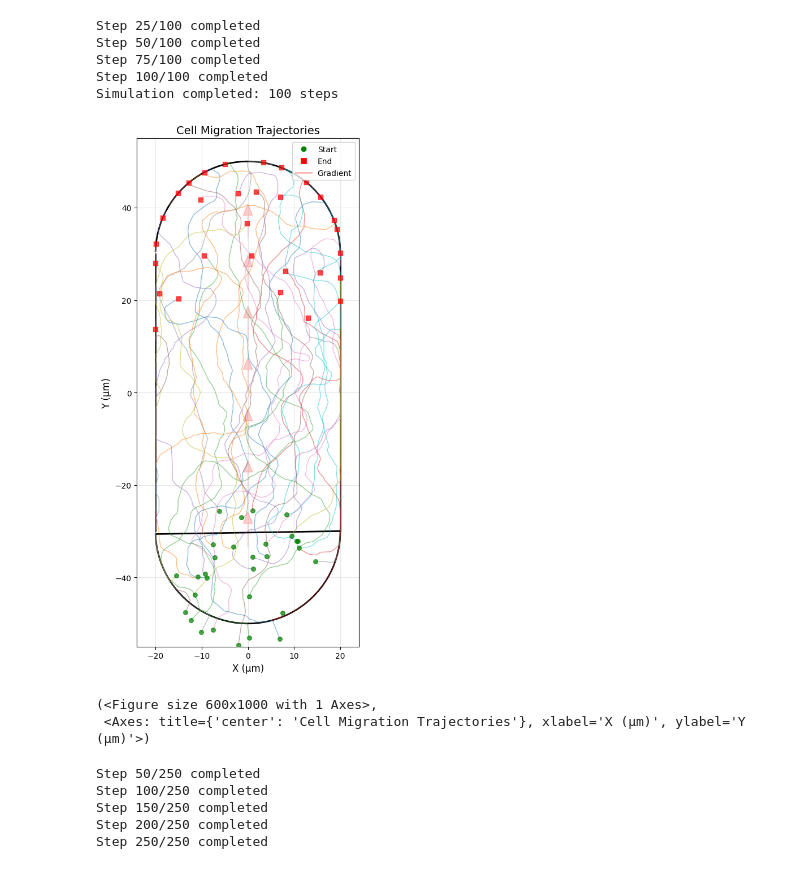
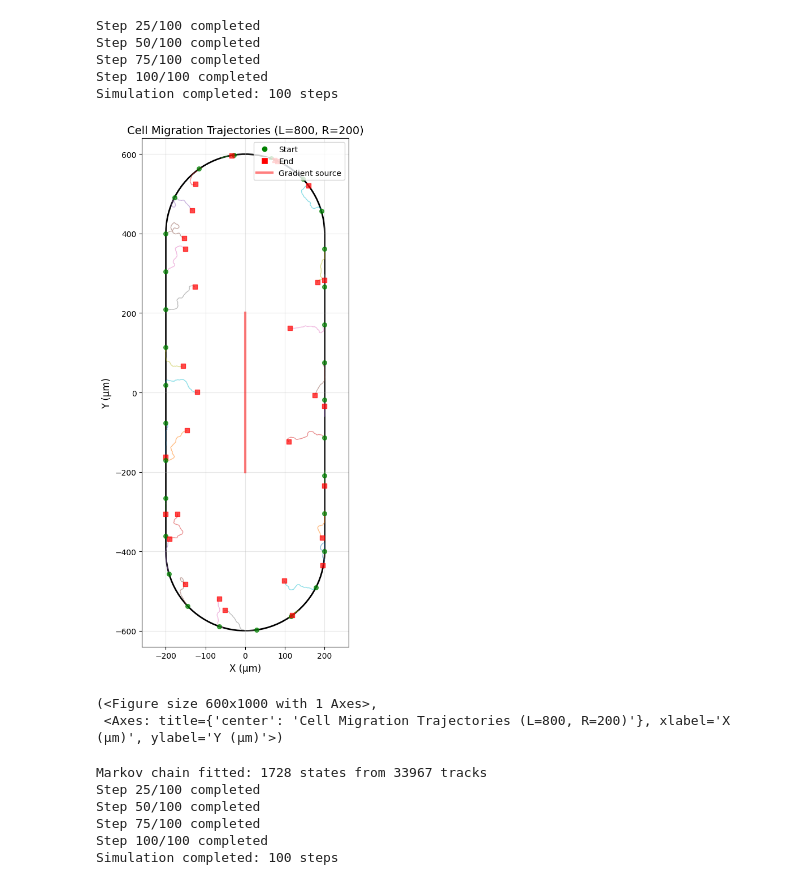
Before and after one commit to puginarug/MCmigrate, a Jupyter notebook: running_sim_in_nb.ipynb, the cells around one changed output. Drawn from its saved outputs; the diff is of its cells as text; code cells hidden in the pictures.

```diff
--- a/running_sim_in_nb.ipynb
+++ b/running_sim_in_nb.ipynb
@@ -4,72 +4,69 @@ import numpy as np
 import matplotlib.pyplot as plt
 # %%
 from simulation import Simulation
-from visualization import plot_trajectories
+from visualization import plot_trajectories, create_animation, plot_cell_statistics
+from analysis import calculate_dacf, calculate_msd
 
-# Create simulation
+
+# Create simulation with proper stadium parameters
 sim = Simulation(
     n_cells=30,
-    stadium_width=40,
-    stadium_height=100,
-    chemotaxis_strength=0.3,
-    repulsion_strength=0.2
+    stadium_L=800,          # Length of straight walls
+    stadium_R=200,          # Radius of semicircles
+    source_length=400,      # Length of gradient line source
+    chemotaxis_strength=-0.3,
+    repulsion_strength=0.2,
+    initial_distribution='perimeter'
 )
 
 # Run simulation
 sim.run(n_steps=100)
 
 # Visualize
 plot_trajectories(sim)
 # %% [output]
 Step 25/100 completed
 Step 50/100 completed
 Step 75/100 completed
 Step 100/100 completed
 Simulation completed: 100 steps
-[figure, old version]
+[figure, new version]
 (<Figure size 600x1000 with 1 Axes>,
- <Axes: title={'center': 'Cell Migration Trajectories'}, xlabel='X (μm)', ylabel='Y (μm)'>)
+ <Axes: title={'center': 'Cell Migration Trajectories (L=800, R=200)'}, xlabel='X (μm)', ylabel='Y (μm)'>)
 # %%
-from analysis import fit_markov_chain
-from scipy.stats import lognorm
+from markov import MarkovChain
+from simulation import Simulation
+import pandas as pd
 
-# Load experimental data
+# Load data
 data = pd.read_csv(r'D:\David\endoderm_migration\raw_data\220125_2DFACS_FOXA2positive_lateday2\tracks_df_220125_2DFACS_FOXA2positive_lateday2.csv')
 data = data[['track_id', 'normalized_time', 'x_microns', 'y_microns']]
 data = data.rename(columns={'normalized_time': 'step', 'x_microns': 'x', 'y_microns': 'y'})
-data['dt'] = 10
 data['dx'] = data.groupby('track_id')['x'].diff()
 data['dy'] = data.groupby('track_id')['y'].diff()
+data['theta'] = np.arctan2(data['dy'], data['dx'])
+data['dt'] = 10
 data['v_x'] = data['dx'] / data['dt']
 data['v_y'] = data['dy'] / data['dt']
 data['velocity'] = np.sqrt(data['dx']**2 + data['dy']**2)/data['dt']
 data['velocity'] = data['velocity'].replace([np.inf, -np.inf], np.nan)
 
-# Fit lognormal distribution to velocities
-data_velocity = data['velocity'].dropna().values
-data_velocity = data_velocity[data_velocity > 0]  # Remove zero velocities
-shape, loc, scale = lognorm.fit(data_velocity, floc=0)  # Fix location to 0 for log-normal
 
-# Extract tracks
+
 tracks = [group[['x', 'y']].values
           for _, group in data.groupby('track_id')]
 
 # Fit Markov chain
-mc, B, n = fit_markov_chain(tracks, B=24, n=10)
+mc = MarkovChain()
+mc.fit(tracks, B=12, n=3)
 
-# Use in simulation
-sim = CellMigrationSimulation(
-    markov_chain=mc,
-    markov_params={'B': B, 'n': n},
-    velocity_params= {'shape': shape, 'loc': loc, 'scale': scale},
-    chemotaxis_strength=0.0,
-    repulsion_strength=0.0
-)
-
-sim.run(n_steps=250)
+# Run simulation with fitted model
+sim = Simulation(markov_chain=mc, initial_distribution='perimeter', stadium_L=80, stadium_R=20, source_length=40, chemotaxis_strength=-0.3, repulsion_strength=0.2, interaction_radius=2.0)
+sim.run(n_steps=100)
 # %% [output]
-Step 50/250 completed
-Step 100/250 completed
-Step 150/250 completed
-Step 200/250 completed
-Step 250/250 completed
+Markov chain fitted: 1728 states from 33967 tracks
+Step 25/100 completed
+Step 50/100 completed
+Step 75/100 completed
+Step 100/100 completed
+Simulation completed: 100 steps
```
Also changed, not shown: parts of 7 cells of this notebook, 5 other files.
